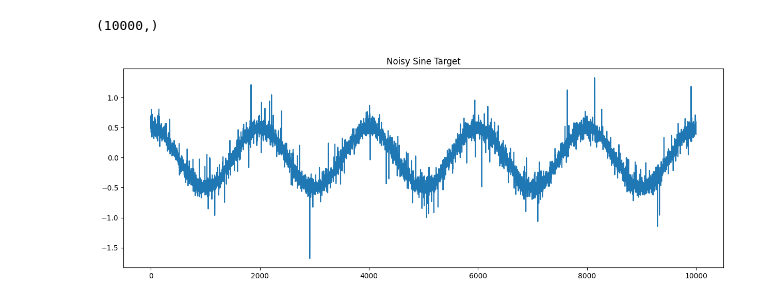
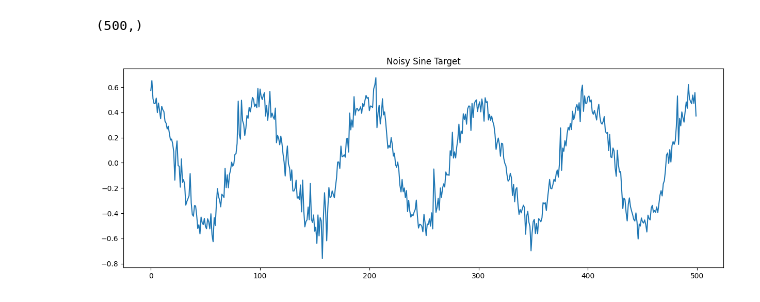
Before and after one commit to ncallahanml/baseline_networks, a Jupyter notebook: SineBayesianRegressor.ipynb, the cells around one changed output. Saved outputs shown, nothing was run; the diff lists cells and outputs as text; code cells hidden in the pictures.

```diff
--- a/SineBayesianRegressor.ipynb
+++ b/SineBayesianRegressor.ipynb
@@ -67,15 +66,15 @@ class TorchTimesplitDataset(Dataset):
         forward_sample_data = self._signal[forward_indices]
         return in_sample_data.squeeze(), forward_sample_data.squeeze()
 # %%
-large_wave = WaveGen(size=10_000).linear_phase().cos().amp(.5).t_noise(std=.05, dof=3).sample(1).samples.squeeze(axis=0)
+large_wave = WaveGen(size=500).linear_phase().cos().amp(.5).t_noise(std=.05, dof=3).sample(1).samples.squeeze(axis=0)
 print(large_wave.shape)
 plt.figure(figsize=(15,5))
 plt.plot(large_wave)
 plt.title('Noisy Sine Target')
 plt.show()
 # %% [output]
-(10000,)
+(500,)
-[figure, old version]
+[figure, new version]
 # %%
 # https://jamesmccaffrey.wordpress.com/2021/08/30/an-example-of-a-bayesian-neural-network-using-pytorch/bayesian_neural_network_demo/
 class SineBayesianRegressor(nn.Module):
```
Also changed, not shown: parts of 10 cells of this notebook, 1 other file.
